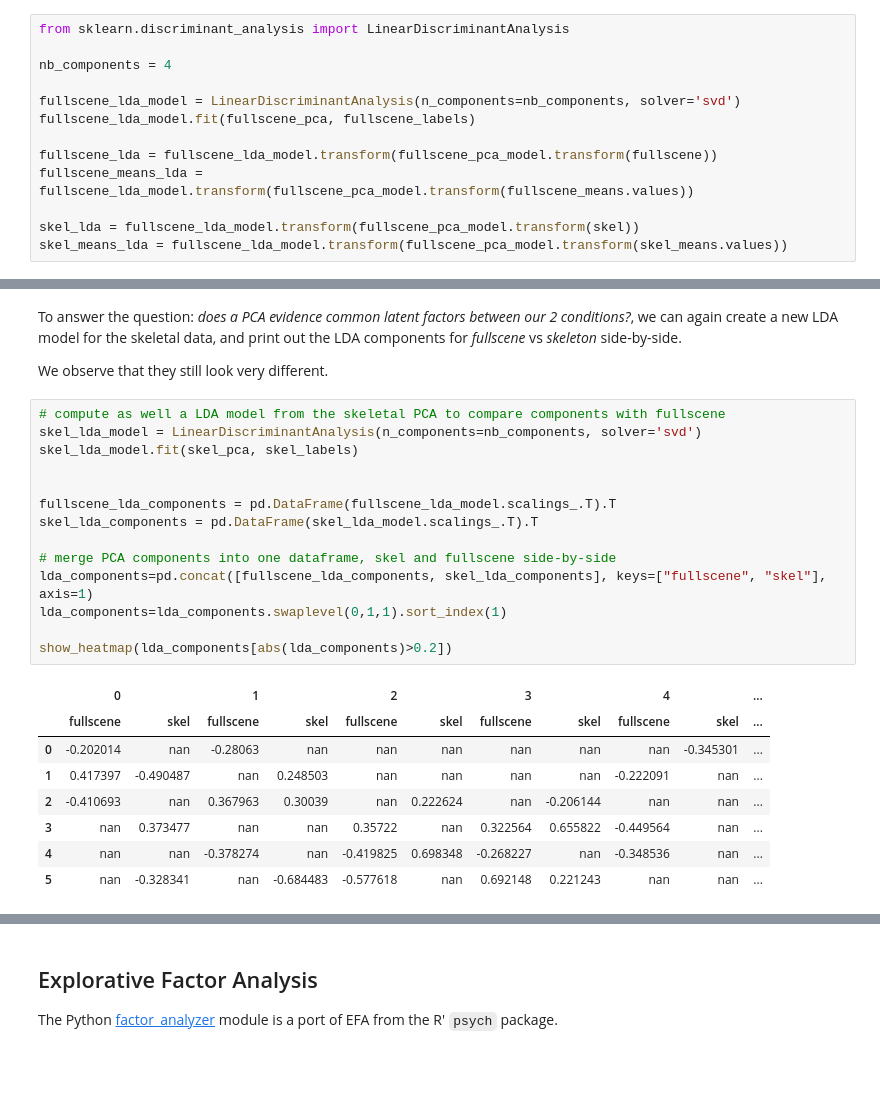
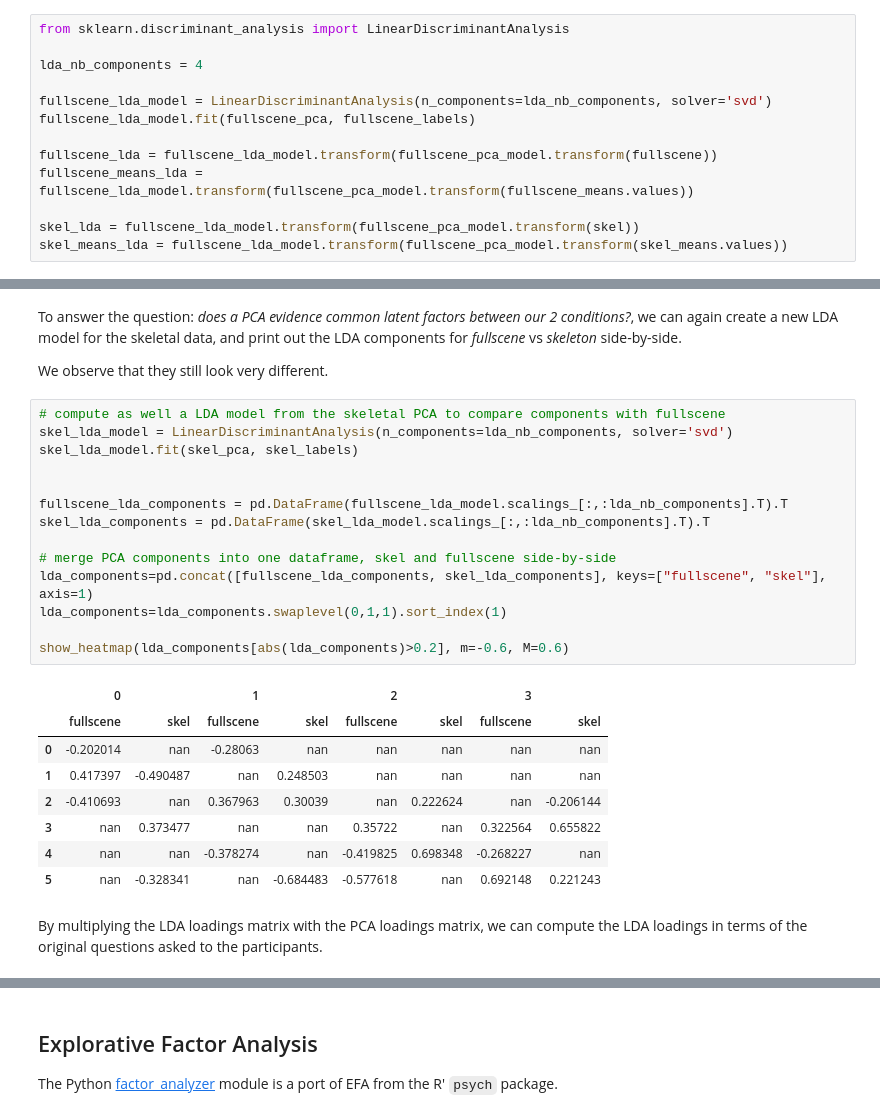
Before and after one commit to severin-lemaignan/pinsoro-kinematics, a Jupyter notebook: classification.ipynb, the cells around one changed output, grey strips where cells are left out. Saved outputs shown, nothing was run; the diff lists cells and outputs as text; blank space fills up the shorter version.

```diff
--- a/classification.ipynb
+++ b/classification.ipynb
@@ -196,9 +196,9 @@ We perform the LDA *on top of the PCA* as LDA typically requires O > 3 F, with O
 # %%
 from sklearn.discriminant_analysis import LinearDiscriminantAnalysis
 
-nb_components = 4
+lda_nb_components = 4
 
-fullscene_lda_model = LinearDiscriminantAnalysis(n_components=nb_components, solver='svd')
+fullscene_lda_model = LinearDiscriminantAnalysis(n_components=lda_nb_components, solver='svd')
 fullscene_lda_model.fit(fullscene_pca, fullscene_labels)
 
 fullscene_lda = fullscene_lda_model.transform(fullscene_pca_model.transform(fullscene))
@@ -256,24 +256,26 @@ To answer the question: *does a PCA evidence common latent factors between our 2
 We observe that they still look very different.
 # %%
 # compute as well a LDA model from the skeletal PCA to compare components with fullscene
-skel_lda_model = LinearDiscriminantAnalysis(n_components=nb_components, solver='svd')
+skel_lda_model = LinearDiscriminantAnalysis(n_components=lda_nb_components, solver='svd')
 skel_lda_model.fit(skel_pca, skel_labels)
 
 
-fullscene_lda_components = pd.DataFrame(fullscene_lda_model.scalings_.T).T
-skel_lda_components = pd.DataFrame(skel_lda_model.scalings_.T).T
+fullscene_lda_components = pd.DataFrame(fullscene_lda_model.scalings_[:,:lda_nb_components].T).T
+skel_lda_components = pd.DataFrame(skel_lda_model.scalings_[:,:lda_nb_components].T).T
 
 # merge PCA components into one dataframe, skel and fullscene side-by-side
 lda_components=pd.concat([fullscene_lda_components, skel_lda_components], keys=["fullscene", "skel"], axis=1)
 lda_components=lda_components.swaplevel(0,1,1).sort_index(1)
 
-show_heatmap(lda_components[abs(lda_components)>0.2])
+show_heatmap(lda_components[abs(lda_components)>0.2], m=-0.6, M=0.6)
 # %% [output]
-|  | 0 |  | 1 |  | 2 |  | 3 |  | 4 |  | ... |
-|  | fullscene | skel | fullscene | skel | fullscene | skel | fullscene | skel | fullscene | skel | ... |
-| 0 | -0.202014 | nan | -0.28063 | nan | nan | nan | nan | nan | nan | -0.345301 | ... |
-| 1 | 0.417397 | -0.490487 | nan | 0.248503 | nan | nan | nan | nan | -0.222091 | nan | ... |
-| 2 | -0.410693 | nan | 0.367963 | 0.30039 | nan | 0.222624 | nan | -0.206144 | nan | nan | ... |
-| 3 | nan | 0.373477 | nan | nan | 0.35722 | nan | 0.322564 | 0.655822 | -0.449564 | nan | ... |
-| 4 | nan | nan | -0.378274 | nan | -0.419825 | 0.698348 | -0.268227 | nan | -0.348536 | nan | ... |
-| 5 | nan | -0.328341 | nan | -0.684483 | -0.577618 | nan | 0.692148 | 0.221243 | nan | nan | ... |
+|  | 0 |  | 1 |  | 2 |  | 3 |  |
+|  | fullscene | skel | fullscene | skel | fullscene | skel | fullscene | skel |
+| 0 | -0.202014 | nan | -0.28063 | nan | nan | nan | nan | nan |
+| 1 | 0.417397 | -0.490487 | nan | 0.248503 | nan | nan | nan | nan |
+| 2 | -0.410693 | nan | 0.367963 | 0.30039 | nan | 0.222624 | nan | -0.206144 |
+| 3 | nan | 0.373477 | nan | nan | 0.35722 | nan | 0.322564 | 0.655822 |
+| 4 | nan | nan | -0.378274 | nan | -0.419825 | 0.698348 | -0.268227 | nan |
+| 5 | nan | -0.328341 | nan | -0.684483 | -0.577618 | nan | 0.692148 | 0.221243 |
+# %% [markdown]
+By multiplying the LDA loadings matrix with the PCA loadings matrix, we can compute the LDA loadings in terms of the original questions asked to the participants.
```
Also changed, not shown: parts of 15 cells of this notebook.
